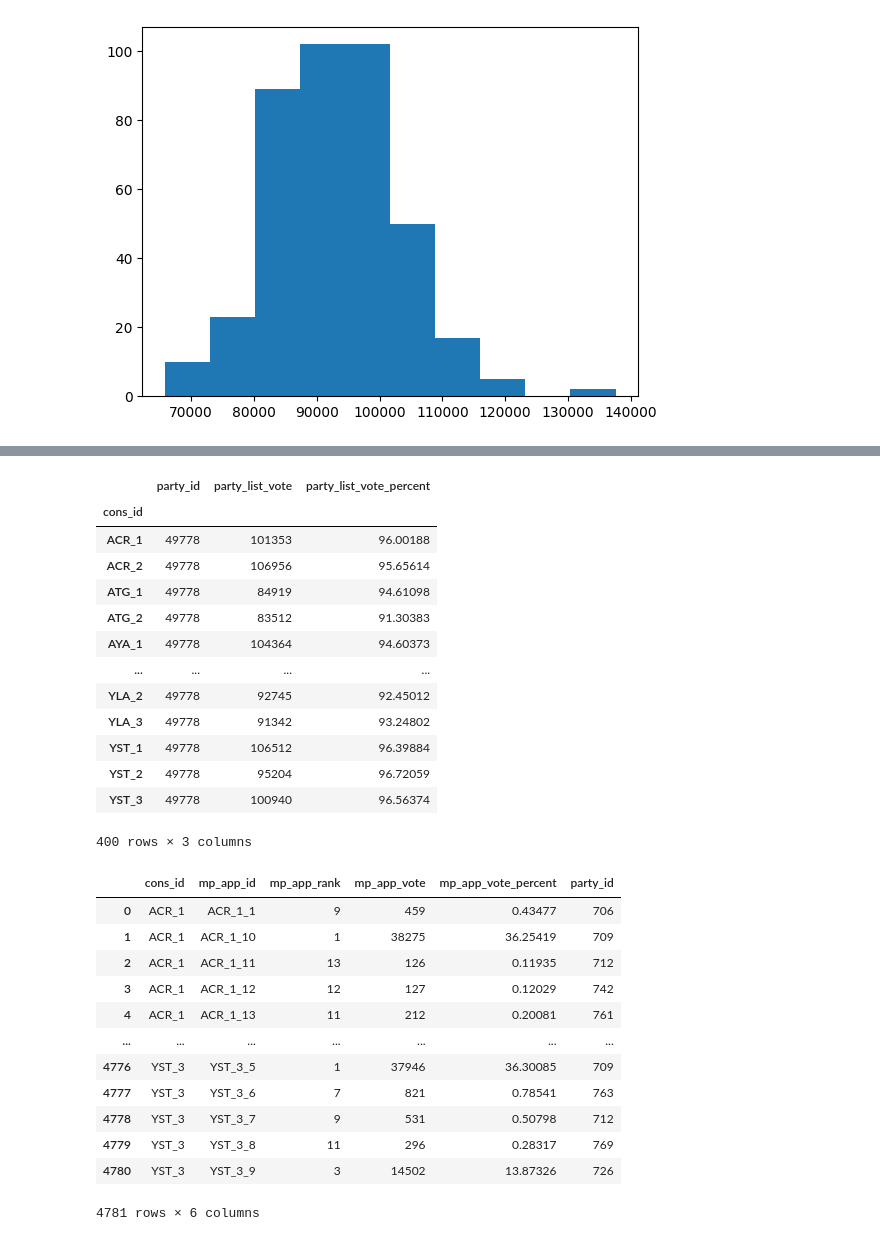
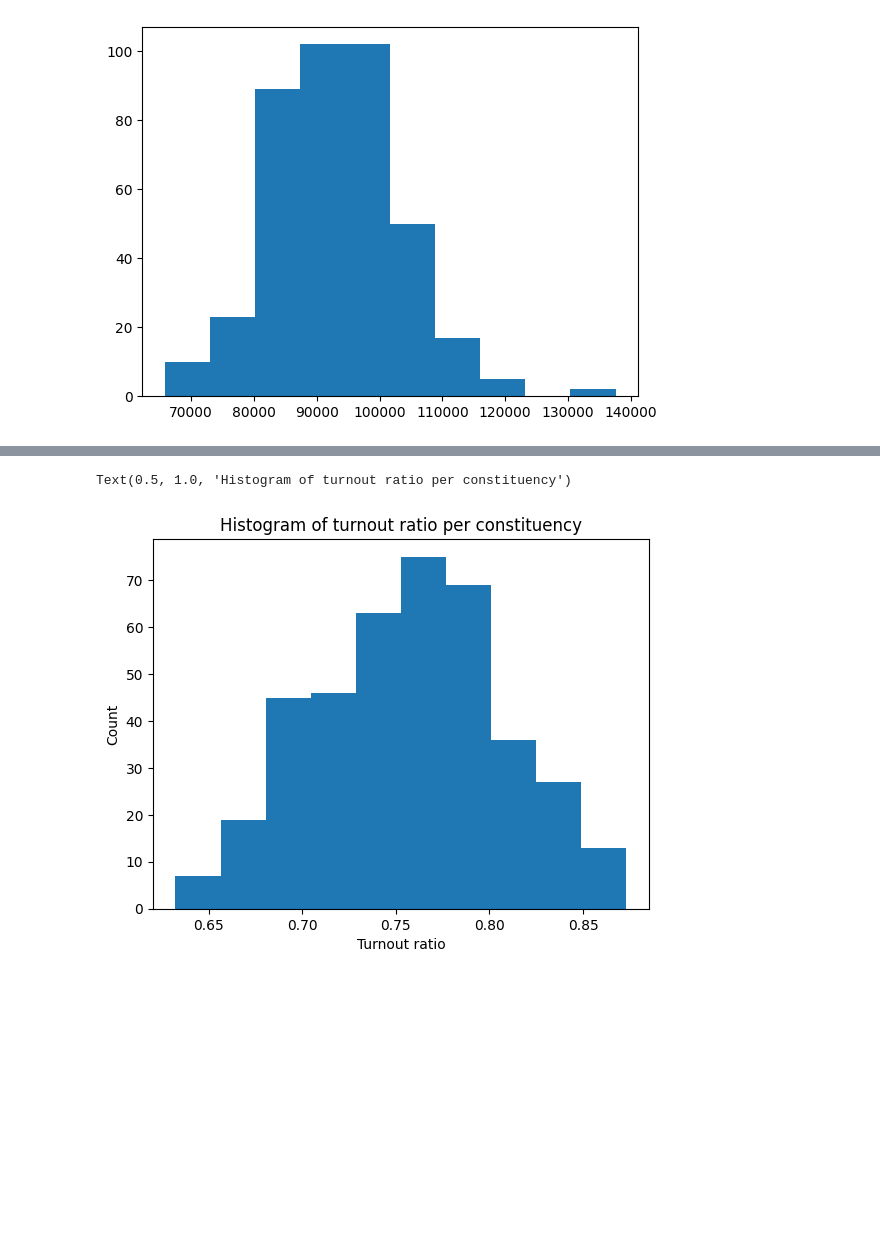
Before and after one commit to peemlerd/thai-election66, a Jupyter notebook: data_check.ipynb, the cells around one changed output, grey strips where cells are left out. Saved outputs shown, nothing was run; the diff lists cells and outputs as text; code cells hidden in the pictures; blank space fills up the shorter version.

```diff
--- a/data_check.ipynb
+++ b/data_check.ipynb
@@ -23 +5,20 @@ result_overall = pd.read_csv("PL_result_constituencies_Overall.csv")
+# %%
+# Read all dataframe from 9geek website.
+# c = constituency; candi = candidate
+pwd = "9geek_dataset/"
+info_c9 = pd.read_csv(pwd + "info_constituency9.csv")
+info_party9 = pd.read_csv(pwd + "info_party9.csv")
+info_province9 = pd.read_csv(pwd + "info_province9.csv")
+result_partylist9 = pd.read_csv(pwd + "result_partylist9.csv")
+result_cstatus9 = pd.read_csv(pwd + "result_constituency_status9.csv")
+result_candi9 = pd.read_csv(pwd + "result_candidate9.csv")
+
+# After identifying errors in the 9geek dataset, I manually corrected the dataset using ThaiPBS election result.
+id_name = dict(zip(info_party9["id"], info_party9["name"]))
+
+# After identifying errors in the 9geek dataset, I manually corrected the dataset using ThaiPBS election result.
+info_province = pd.read_csv("PL_info_province.csv")
+result_candi = pd.read_csv("PL_result_constituencies_CandidateConst.csv")
+result_overall = pd.read_csv("PL_result_constituencies_Overall.csv").rename(columns = {"Unnamed: 0":"cons_id"})
+result_overall = result_overall.drop(columns = result_overall.columns.tolist()[4:]).set_index("cons_id")
 # %% [markdown]
@@ -117,5 +125,17 @@ total_vote[total_vote["mp_app_vote"] > 130000]
 | LPN_2 | LPN_2_2LPN_2_4LPN_2_8LPN_2_1LPN_2... | 91 | 131375 | 99.99 | 9537 |
 [figure]
 # %%
-# The turnout ratio between parties should not vary by too much.
-tempdf = cand_df.groupby("cons_id").sum()
+# Plot the distribution of overall turnout.
+turnout_lst = []
+high_turnout = []
+low_turnout = []
+temp = info_c9.drop_duplicates("cons_id").set_index("cons_id")
+for index in result_overall.index.tolist():
+    total_vote = sum(result_overall.loc[index])
+    registered_vote = temp["registered_vote"].loc[index]
+    turnout = total_vote/registered_vote
+    if(turnout < 0.67):
+        low_turnout.append(index)
+    elif(turnout > 0.83):
+        high_turnout.append(index)
+    turnout_lst.append(turnout)
@@ -170,33 +142,8 @@ tempdf[tempdf["mp_app_vote"] < 70000]
-# %%
-party9_df.groupby("cons_id").sum()
-# %% [output]
-|  | party_id | party_list_vote | party_list_vote_percent |
-| cons_id |  |  |  |
-| ACR_1 | 49778 | 101353 | 96.00188 |
-| ACR_2 | 49778 | 106956 | 95.65614 |
-| ATG_1 | 49778 | 84919 | 94.61098 |
-| ATG_2 | 49778 | 83512 | 91.30383 |
-| AYA_1 | 49778 | 104364 | 94.60373 |
-| ... | ... | ... | ... |
-| YLA_2 | 49778 | 92745 | 92.45012 |
-| YLA_3 | 49778 | 91342 | 93.24802 |
-| YST_1 | 49778 | 106512 | 96.39884 |
-| YST_2 | 49778 | 95204 | 96.72059 |
-| YST_3 | 49778 | 100940 | 96.56374 |
-400 rows × 3 columns
-# %%
-cand9_df
-# %% [output]
-|  | cons_id | mp_app_id | mp_app_rank | mp_app_vote | mp_app_vote_percent | party_id |
-| 0 | ACR_1 | ACR_1_1 | 9 | 459 | 0.43477 | 706 |
-| 1 | ACR_1 | ACR_1_10 | 1 | 38275 | 36.25419 | 709 |
-| 2 | ACR_1 | ACR_1_11 | 13 | 126 | 0.11935 | 712 |
-| 3 | ACR_1 | ACR_1_12 | 12 | 127 | 0.12029 | 742 |
-| 4 | ACR_1 | ACR_1_13 | 11 | 212 | 0.20081 | 761 |
-| ... | ... | ... | ... | ... | ... | ... |
-| 4776 | YST_3 | YST_3_5 | 1 | 37946 | 36.30085 | 709 |
-| 4777 | YST_3 | YST_3_6 | 7 | 821 | 0.78541 | 763 |
-| 4778 | YST_3 | YST_3_7 | 9 | 531 | 0.50798 | 712 |
-| 4779 | YST_3 | YST_3_8 | 11 | 296 | 0.28317 | 769 |
-| 4780 | YST_3 | YST_3_9 | 3 | 14502 | 13.87326 | 726 |
-4781 rows × 6 columns
+# %%
+plt.hist(turnout_lst)
+plt.xlabel("Turnout ratio")
+plt.ylabel("Count")
+plt.title("Histogram of turnout ratio per constituency")
+# %% [output]
+Text(0.5, 1.0, 'Histogram of turnout ratio per constituency')
+[figure, added]
```
Also changed, not shown: parts of 12 cells of this notebook.
